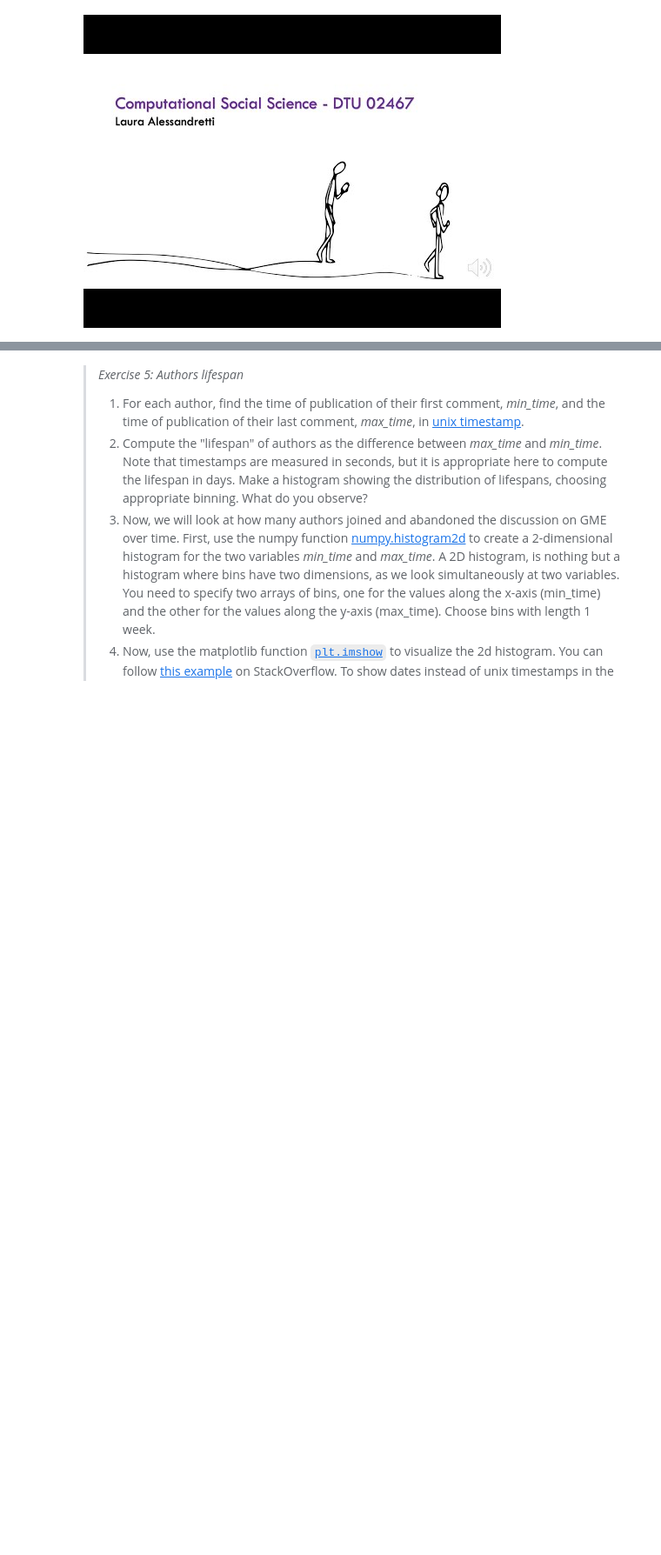
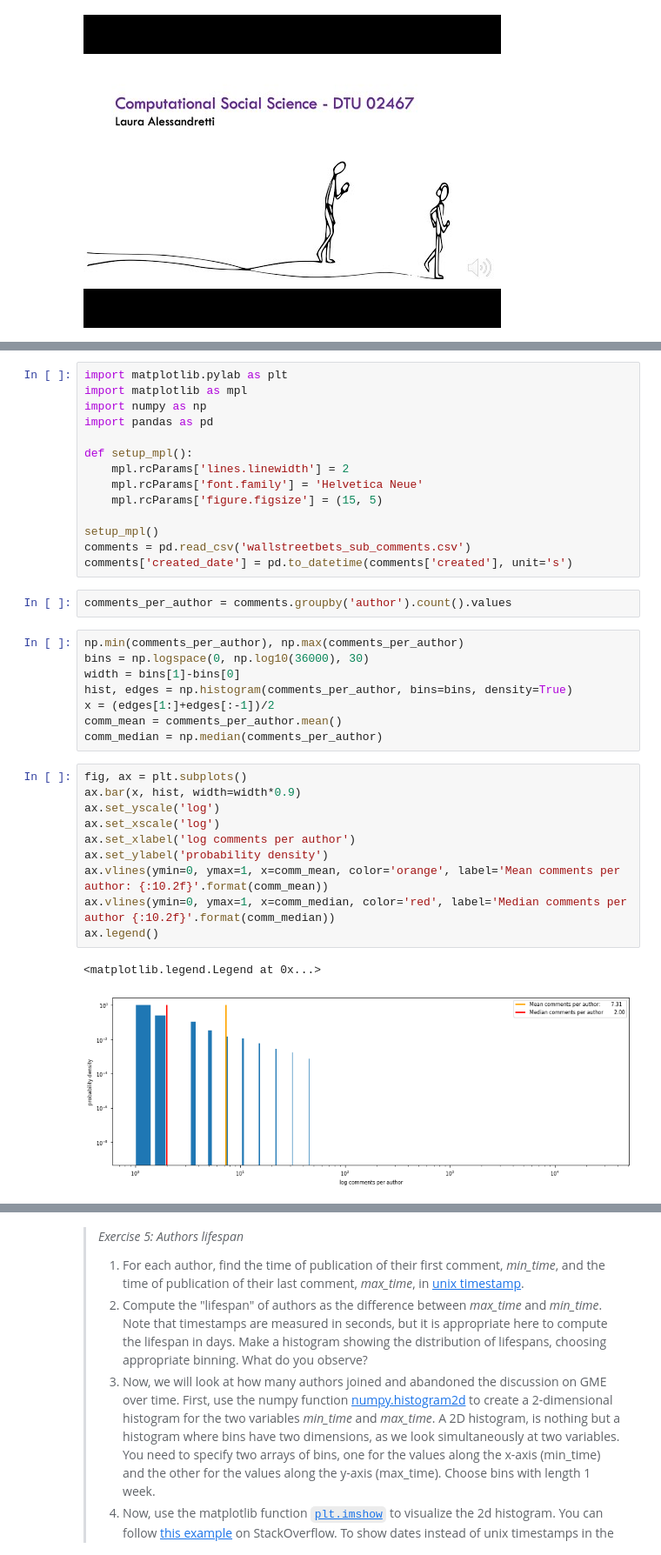
Before and after one commit to wdmdev/comsocsci2021, a Jupyter notebook: lectures/Week2.ipynb, the cells around one changed output, grey strips where cells are left out. Shown at 87% size. Saved outputs shown, nothing was run; the diff lists cells and outputs as text; blank space fills up the shorter version.

```diff
--- a/lectures/Week2.ipynb
+++ b/lectures/Week2.ipynb
@@ -378,0 +404,37 @@ YouTubeVideo("UpwEsguMtY4",width=800, height=450)
+# %%
+import matplotlib.pylab as plt
+import matplotlib as mpl
+import numpy as np
+import pandas as pd
+
+def setup_mpl():
+    mpl.rcParams['lines.linewidth'] = 2
+    mpl.rcParams['font.family'] = 'Helvetica Neue'
+    mpl.rcParams['figure.figsize'] = (15, 5)
+
+setup_mpl()
+comments = pd.read_csv('wallstreetbets_sub_comments.csv')
+comments['created_date'] = pd.to_datetime(comments['created'], unit='s')
+# %%
+comments_per_author = comments.groupby('author').count().values
+# %%
+np.min(comments_per_author), np.max(comments_per_author)
+bins = np.logspace(0, np.log10(36000), 30)
+width = bins[1]-bins[0]
+hist, edges = np.histogram(comments_per_author, bins=bins, density=True)
+x = (edges[1:]+edges[:-1])/2
+comm_mean = comments_per_author.mean()
+comm_median = np.median(comments_per_author)
+# %%
+fig, ax = plt.subplots()
+ax.bar(x, hist, width=width*0.9)
+ax.set_yscale('log')
+ax.set_xscale('log')
+ax.set_xlabel('log comments per author')
+ax.set_ylabel('probability density')
+ax.vlines(ymin=0, ymax=1, x=comm_mean, color='orange', label='Mean comments per author: {:10.2f}'.format(comm_mean))
+ax.vlines(ymin=0, ymax=1, x=comm_median, color='red', label='Median comments per author {:10.2f}'.format(comm_median))
+ax.legend()
+# %% [output]
+<matplotlib.legend.Legend at 0x...>
+[figure, added]
```
Also changed, not shown: parts of 24 cells of this notebook.
